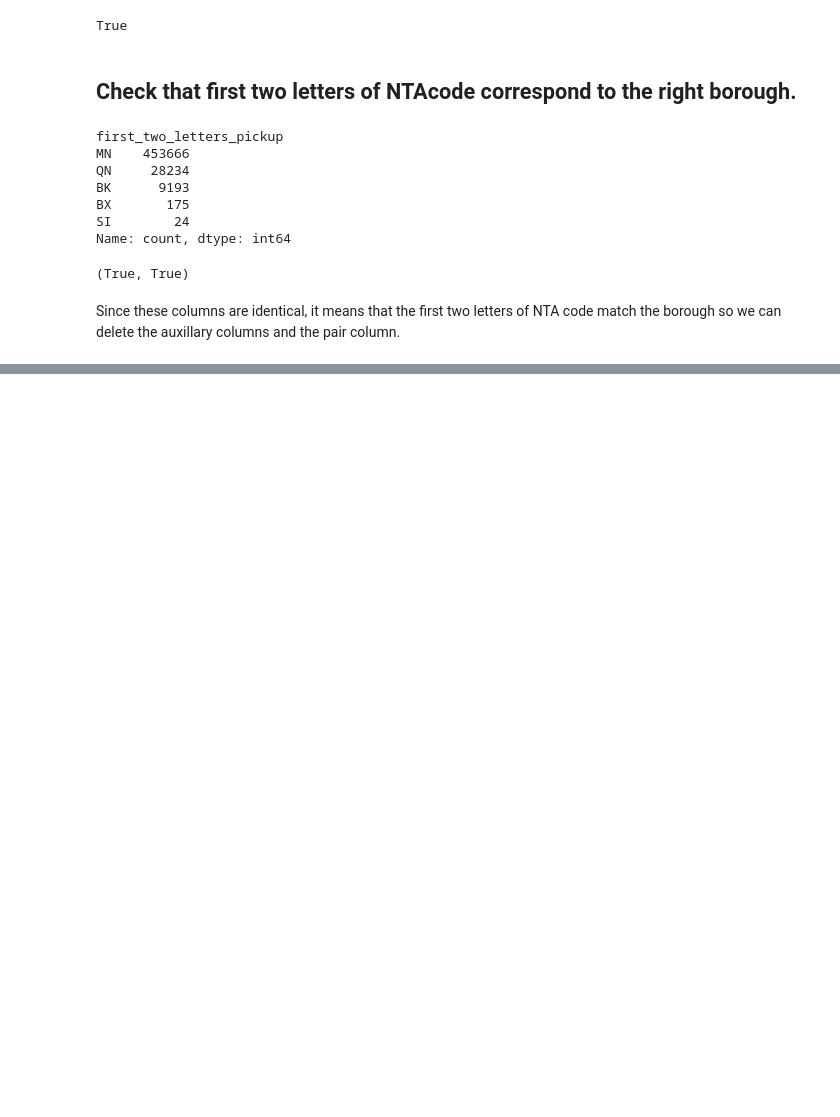
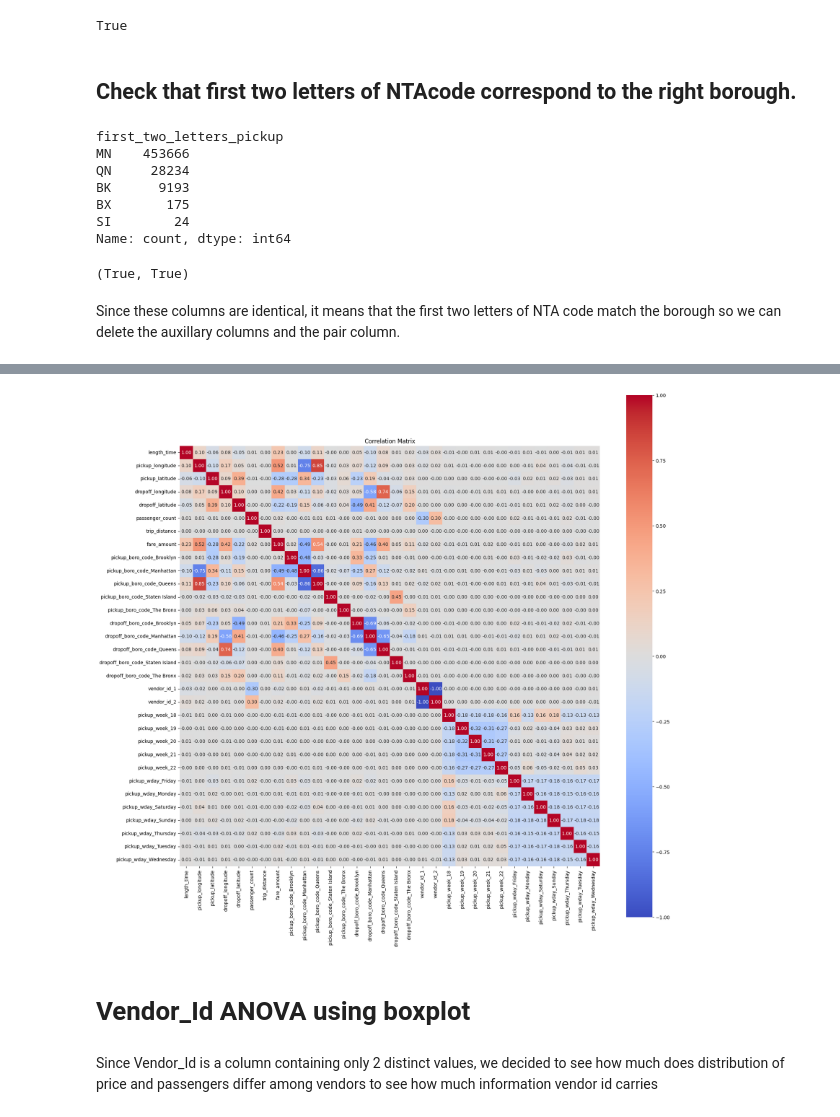
Before and after one commit to MichalKrzyzanski2002/Foundations-Data-Science-Project, a Jupyter notebook: Cleaning.ipynb, the cells around one changed output, grey strips where cells are left out. Drawn from its saved outputs; the diff is of its cells as text; code cells hidden in the pictures; blank space fills up the shorter version.

```diff
--- a/Cleaning.ipynb
+++ b/Cleaning.ipynb
@@ -1109,0 +1104,4 @@ data.drop(['first_two_letters_pickup', 'first_two_letters_dropoff','pair'], axis
+# %%
+data['vendor_id']=data['vendor_id'].map(str)
+data['pickup_week']=data['pickup_week'].map(str)
+cor_data=pd.get_dummies(data.drop(["predicted_fare","pred_diff","pickup_nta_code","dropoff_nta_code","pickup_datetime"], axis=1))
@@ -1109,0 +1124,11 @@ data.drop(['first_two_letters_pickup', 'first_two_letters_dropoff','pair'], axis
+# %%
+import seaborn as sns
+import matplotlib.pyplot as plt
+
+def plot_correlation_matrix(correlation_matrix):
+    plt.figure(figsize=(20, 20))
+    sns.heatmap(correlation_matrix, annot=True, cmap='coolwarm', fmt=".2f", square=True)
+    plt.title('Correlation Matrix')
+    plt.show()
+# %%
+cor_mat=cor_data.corr()
@@ -1109,0 +1137,8 @@ data.drop(['first_two_letters_pickup', 'first_two_letters_dropoff','pair'], axis
+# %%
+plot_correlation_matrix(cor_mat)
+# %% [output]
+[figure, added]
+# %% [markdown]
+# Vendor_Id ANOVA using boxplot
+# %% [markdown]
+Since Vendor_Id is a column containing only 2 distinct values, we decided to see how much does distribution of price and passengers differ among vendors to see how much information vendor id carries
```
Also changed, not shown: parts of 30 cells of this notebook.
